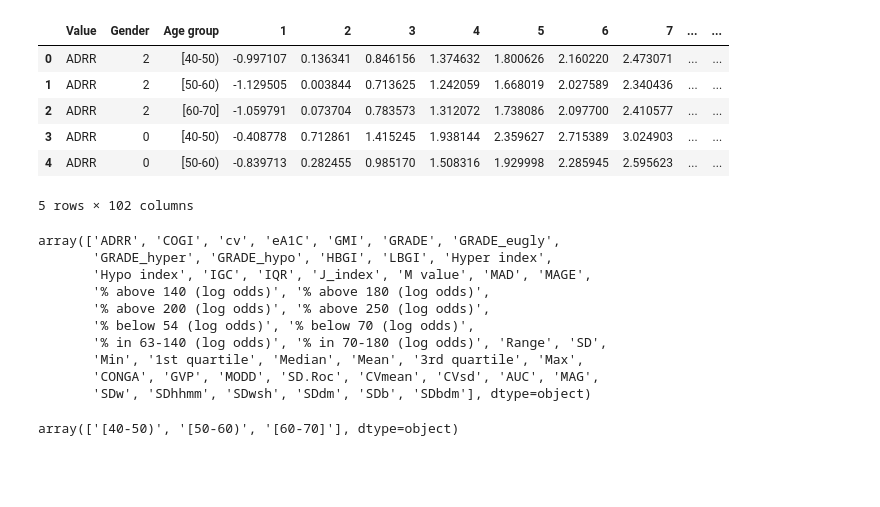
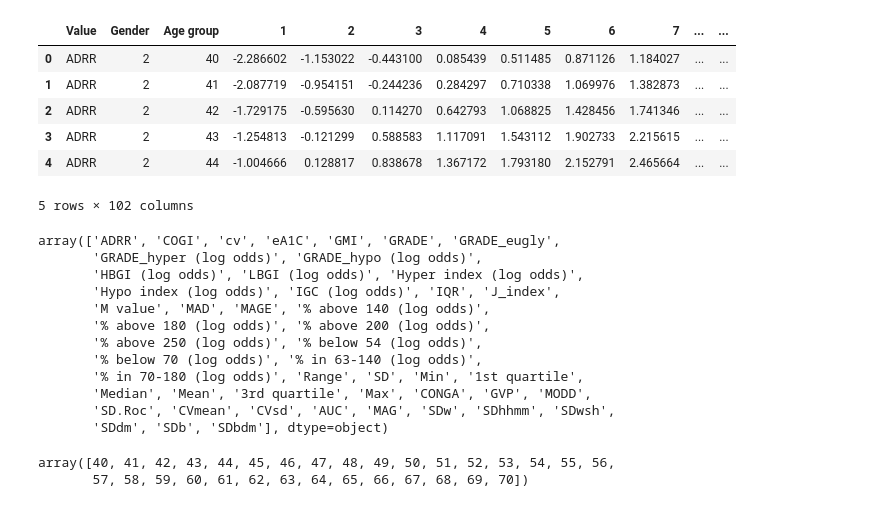
Before and after one commit to ayya-keshet/CGMap, a Jupyter notebook: example_plots.ipynb, the cells around one changed output. Drawn from its saved outputs; the diff is of its cells as text; code cells hidden in the pictures; blank space fills up the shorter version.

```diff
--- a/example_plots.ipynb
+++ b/example_plots.ipynb
@@ -8,32 +8,34 @@ from age_ref_plot import plot_age_ref
 %autoreload 2
 # %%
 fname = "../CGMap/iglu_reference_values/age_gender_percentiles_df.csv"
-
-ref_df = pd.read_csv(fname)
+ref_df = pd.read_csv(fname, index_col=0)
 
 ref_df.head()
 # %% [output]
 |  | Value | Gender | Age group | 1 | 2 | 3 | 4 | 5 | 6 | 7 | ... | ... |
-| 0 | ADRR | 2 | [40-50) | -0.997107 | 0.136341 | 0.846156 | 1.374632 | 1.800626 | 2.160220 | 2.473071 | ... | ... |
-| 1 | ADRR | 2 | [50-60) | -1.129505 | 0.003844 | 0.713625 | 1.242059 | 1.668019 | 2.027589 | 2.340436 | ... | ... |
-| 2 | ADRR | 2 | [60-70] | -1.059791 | 0.073704 | 0.783573 | 1.312072 | 1.738086 | 2.097700 | 2.410577 | ... | ... |
-| 3 | ADRR | 0 | [40-50) | -0.408778 | 0.712861 | 1.415245 | 1.938144 | 2.359627 | 2.715389 | 3.024903 | ... | ... |
-| 4 | ADRR | 0 | [50-60) | -0.839713 | 0.282455 | 0.985170 | 1.508316 | 1.929998 | 2.285945 | 2.595623 | ... | ... |
+| 0 | ADRR | 2 | 40 | -2.286602 | -1.153022 | -0.443100 | 0.085439 | 0.511485 | 0.871126 | 1.184027 | ... | ... |
+| 1 | ADRR | 2 | 41 | -2.087719 | -0.954151 | -0.244236 | 0.284297 | 0.710338 | 1.069976 | 1.382873 | ... | ... |
+| 2 | ADRR | 2 | 42 | -1.729175 | -0.595630 | 0.114270 | 0.642793 | 1.068825 | 1.428456 | 1.741346 | ... | ... |
+| 3 | ADRR | 2 | 43 | -1.254813 | -0.121299 | 0.588583 | 1.117091 | 1.543112 | 1.902733 | 2.215615 | ... | ... |
+| 4 | ADRR | 2 | 44 | -1.004666 | 0.128817 | 0.838678 | 1.367172 | 1.793180 | 2.152791 | 2.465664 | ... | ... |
 5 rows × 102 columns
 # %%
 ref_df["Value"].unique()
 # %% [output]
 array(['ADRR', 'COGI', 'cv', 'eA1C', 'GMI', 'GRADE', 'GRADE_eugly',
-       'GRADE_hyper', 'GRADE_hypo', 'HBGI', 'LBGI', 'Hyper index',
-       'Hypo index', 'IGC', 'IQR', 'J_index', 'M value', 'MAD', 'MAGE',
-       '% above 140 (log odds)', '% above 180 (log odds)',
-       '% above 200 (log odds)', '% above 250 (log odds)',
-       '% below 54 (log odds)', '% below 70 (log odds)',
-       '% in 63-140 (log odds)', '% in 70-180 (log odds)', 'Range', 'SD',
-       'Min', '1st quartile', 'Median', 'Mean', '3rd quartile', 'Max',
-       'CONGA', 'GVP', 'MODD', 'SD.Roc', 'CVmean', 'CVsd', 'AUC', 'MAG',
-       'SDw', 'SDhhmm', 'SDwsh', 'SDdm', 'SDb', 'SDbdm'], dtype=object)
+       'GRADE_hyper (log odds)', 'GRADE_hypo (log odds)',
+       'HBGI (log odds)', 'LBGI (log odds)', 'Hyper index (log odds)',
+       'Hypo index (log odds)', 'IGC (log odds)', 'IQR', 'J_index',
+       'M value', 'MAD', 'MAGE', '% above 140 (log odds)',
+       '% above 180 (log odds)', '% above 200 (log odds)',
+       '% above 250 (log odds)', '% below 54 (log odds)',
+       '% below 70 (log odds)', '% in 63-140 (log odds)',
+       '% in 70-180 (log odds)', 'Range', 'SD', 'Min', '1st quartile',
+       'Median', 'Mean', '3rd quartile', 'Max', 'CONGA', 'GVP', 'MODD',
+       'SD.Roc', 'CVmean', 'CVsd', 'AUC', 'MAG', 'SDw', 'SDhhmm', 'SDwsh',
+       'SDdm', 'SDb', 'SDbdm'], dtype=object)
 # %%
 ref_df["Age group"].unique()
 # %% [output]
-array(['[40-50)', '[50-60)', '[60-70]'], dtype=object)
+array([40, 41, 42, 43, 44, 45, 46, 47, 48, 49, 50, 51, 52, 53, 54, 55, 56,
+       57, 58, 59, 60, 61, 62, 63, 64, 65, 66, 67, 68, 69, 70])
```
Also changed, not shown: parts of 2 cells of this notebook, 1 other file.
